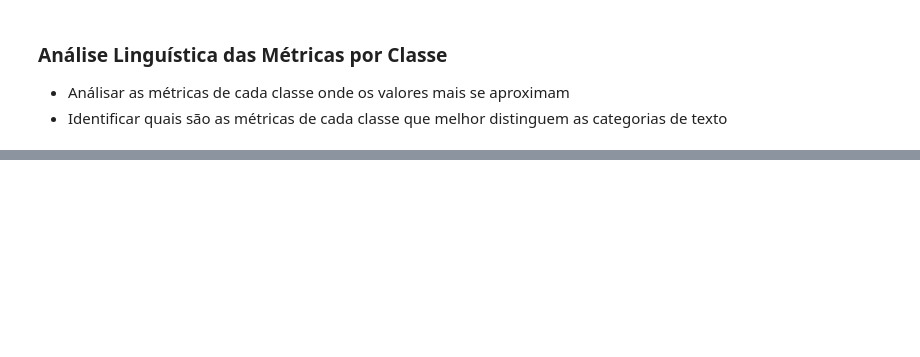
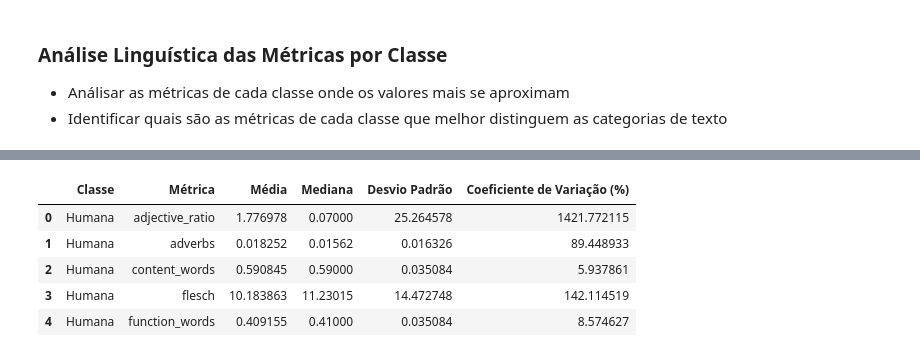
Before and after one commit to Thiago-Ruiz/Projeto-Mestrado, a Jupyter notebook: Analise-Linguistica/analise-linguistica.ipynb, the cells around one changed output, grey strips where cells are left out. Cells and saved outputs as stored; diff of their text form; code cells hidden in the pictures; blank space fills up the shorter version.

```diff
--- a/Analise-Linguistica/analise-linguistica.ipynb
+++ b/Analise-Linguistica/analise-linguistica.ipynb
@@ -46,0 +208,9 @@ memory usage: 10.3+ MB
+# %%
+df_human_metrics.head()
+# %% [output]
+|  | Classe | Métrica | Média | Mediana | Desvio Padrão | Coeficiente de Variação (%) |
+| 0 | Humana | adjective_ratio | 1.776978 | 0.07000 | 25.264578 | 1421.772115 |
+| 1 | Humana | adverbs | 0.018252 | 0.01562 | 0.016326 | 89.448933 |
+| 2 | Humana | content_words | 0.590845 | 0.59000 | 0.035084 | 5.937861 |
+| 3 | Humana | flesch | 10.183863 | 11.23015 | 14.472748 | 142.114519 |
+| 4 | Humana | function_words | 0.409155 | 0.41000 | 0.035084 | 8.574627 |
```
Also changed, not shown: parts of 22 cells of this notebook, 5 other files.
